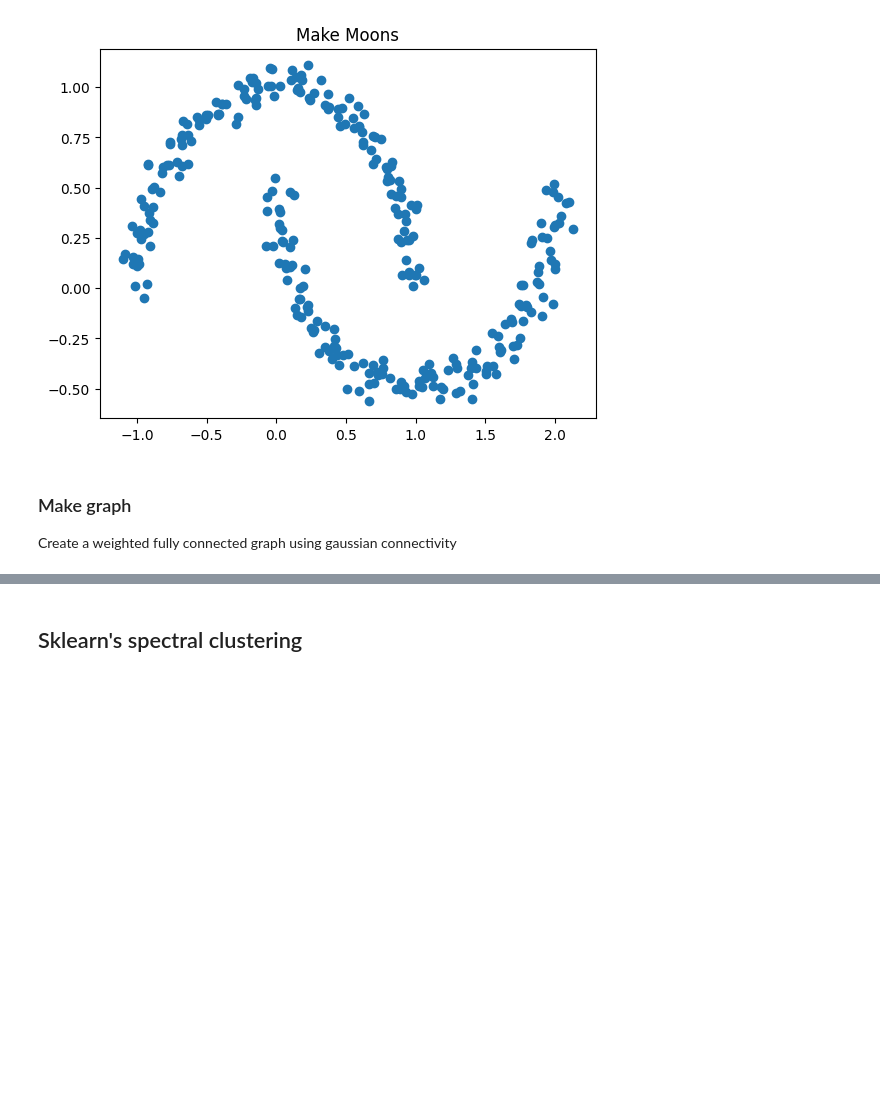
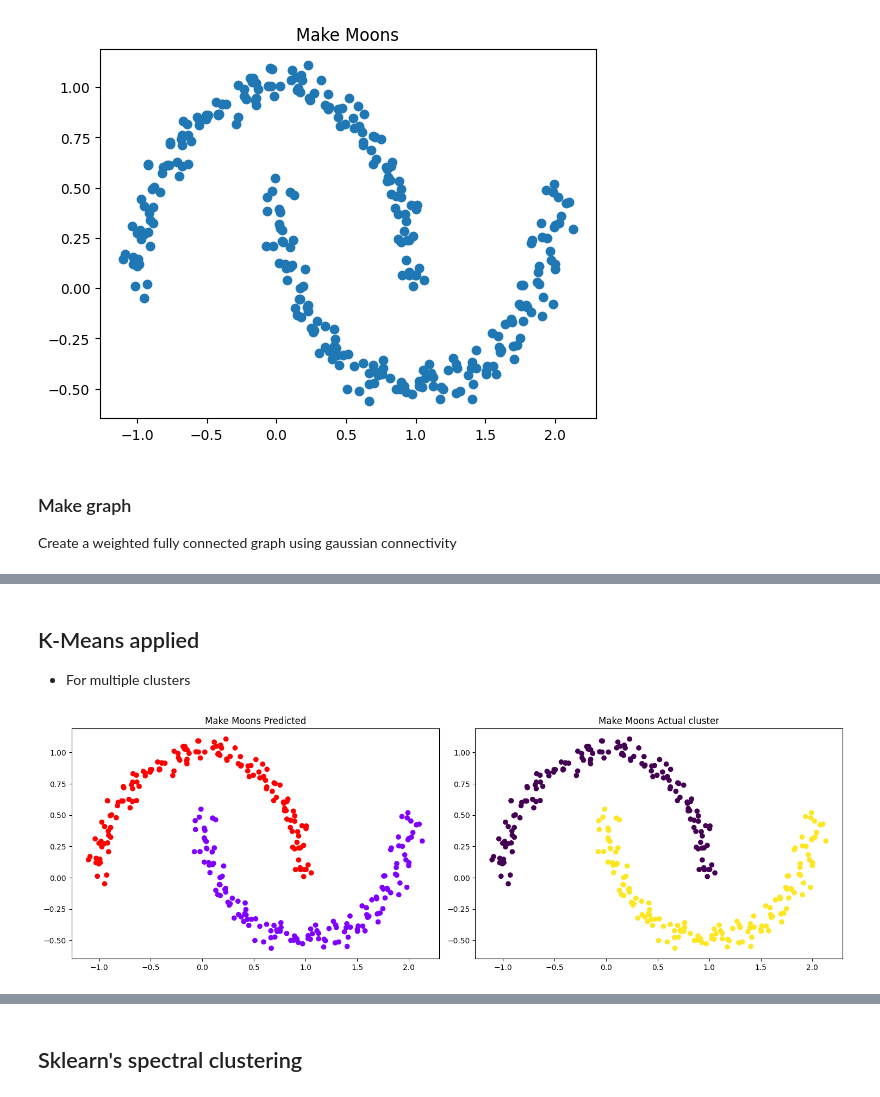
Before and after one commit to Susena-V/DataSci-ML-DL-AI, a Jupyter notebook: Spectral_Clustering_Data_Science.ipynb, the cells around one changed output, grey strips where cells are left out. Cells and saved outputs as stored; diff of their text form; code cells hidden in the pictures; blank space fills up the shorter version.

```diff
--- a/Spectral_Clustering_Data_Science.ipynb
+++ b/Spectral_Clustering_Data_Science.ipynb
@@ -190,0 +187,33 @@ partition_from_laplacian(L_rw)
+# %% [markdown]
+## K-Means applied
+
+- For multiple clusters
+# %%
+def partition_Kmeans(L, k=2):
+  eigval, eigvectors = np.linalg.eigh(L) # Find the eigenvectors
+
+  Xspace = eigvectors[:, 1:4]
+
+  kmeans = KMeans(n_clusters = k, n_init = 10, random_state = 0)
+  labels = kmeans.fit_predict(Xspace)
+
+  cmap = plt.cm.get_cmap("rainbow", k)
+  colors = [cmap(labels[i]) for i in range(len(G.nodes()))]
+
+  plt.figure(figsize=(15,5))
+
+  plt.subplot(1,2,1)
+  plt.scatter(X[:,0], X[:, 1], c=labels, cmap="rainbow")
+  plt.title("Make Moons Predicted")
+
+  plt.subplot(1,2,2)
+  plt.scatter(X[:,0], X[:, 1], c=y, cmap="viridis")
+  plt.title("Make Moons Actual cluster")
+
+
+  plt.tight_layout()
+  plt.show()
+# %%
+partition_Kmeans(L, k=2)
+# %% [output]
+[figure, added]
```
Also changed, not shown: parts of 16 cells of this notebook.
